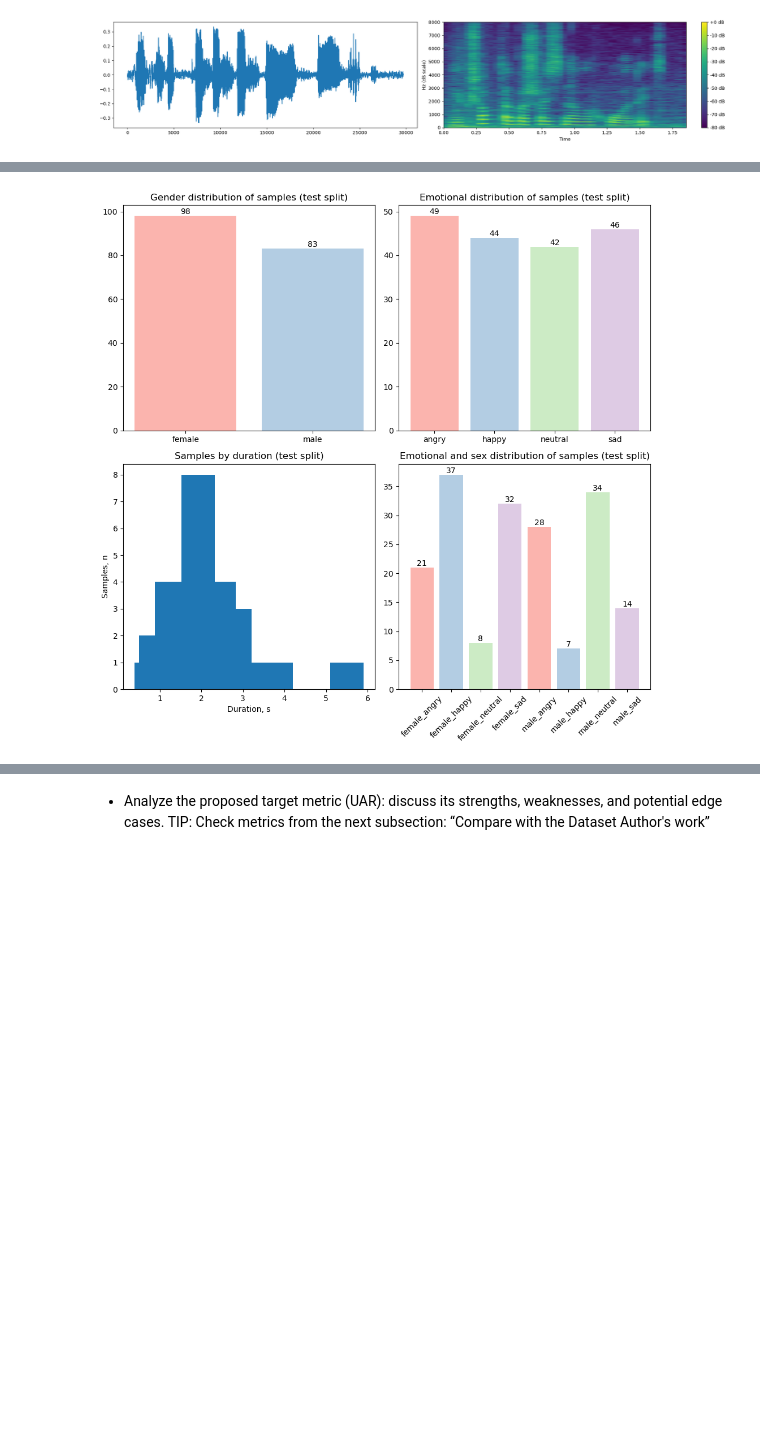
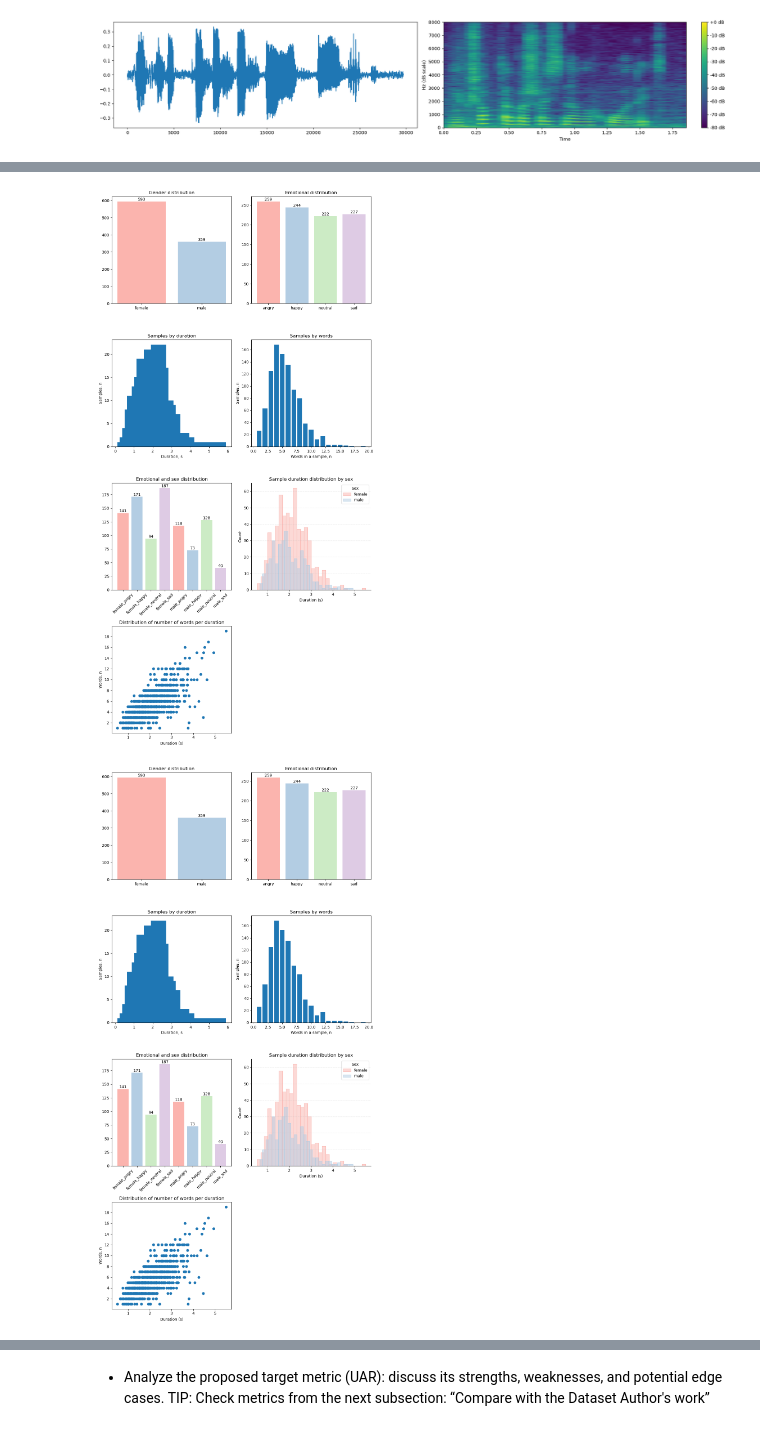
Before and after one commit to ALEGATOR1209/kse-deep-audio-lab1, a Jupyter notebook: lab1.ipynb, the cells around one changed output, grey strips where cells are left out. Cells and saved outputs as stored; diff of their text form; code cells hidden in the pictures; blank space fills up the shorter version.

```diff
--- a/lab1.ipynb
+++ b/lab1.ipynb
@@ -168,34 +97,7 @@ fig.tight_layout()
 # %%
-by_sex = df[df['split'] == 'test'].groupby('sex').size().reset_index(name='counts')
-by_emotion = df[df['split'] == 'test'].groupby('emotion').size().reset_index(name='counts')
-by_duration = df[df['split'] == 'test'].groupby('duration_seconds').size().reset_index(name='counts')
+from plot_dataset import plot_dataset
 
-fig, ax = plt.subplots(2, 2, figsize=(10, 10))
-
-colors = plt.colormaps['Pastel1'].colors[:len(by_sex)]
-ax[0, 0].bar(by_sex['sex'], by_sex['counts'], color=colors)
-ax[0, 0].set_title('Gender distribution of samples (test split)')
-ax[0, 0].bar_label(ax[0, 0].containers[0], fmt='%d')
-
-colors = plt.colormaps['Pastel1'].colors[:len(by_emotion)]
-ax[0, 1].bar(by_emotion['emotion'], by_emotion['counts'], color=colors)
-ax[0, 1].set_title('Emotional distribution of samples (test split)')
-ax[0, 1].bar_label(ax[0, 1].containers[0], fmt='%d')
-
-ax[1, 0].bar(by_duration['duration_seconds'], by_duration['counts'])
-ax[1, 0].set_title('Samples by duration (test split)')
-ax[1, 0].set_xlabel('Duration, s')
-ax[1, 0].set_ylabel('Samples, n')
-
-by_sex_emotion = df[df['split'] == 'test'].groupby(['sex', 'emotion']).size().reset_index(name='counts')
-by_sex_emotion['index'] = by_sex_emotion['sex'].combine(by_sex_emotion['emotion'], lambda x, y: f"{x}_{y}")
-
-colors = plt.colormaps['Pastel1'].colors[:len(set(by_sex_emotion))]
-ax[1, 1].bar(by_sex_emotion['index'], by_sex_emotion['counts'], color=colors)
-ax[1, 1].set_title('Emotional and sex distribution of samples (test split)')
-ax[1, 1].bar_label(ax[1, 1].containers[0], fmt='%d')
-ax[1, 1].tick_params(axis='x', rotation=45)
-
-fig.tight_layout()
+plot_dataset(df)
 # %% [output]
-[figure, old version]
+[figure, new version]
+[figure, added]
```
Also changed, not shown: parts of 10 cells of this notebook, 2 other files.
